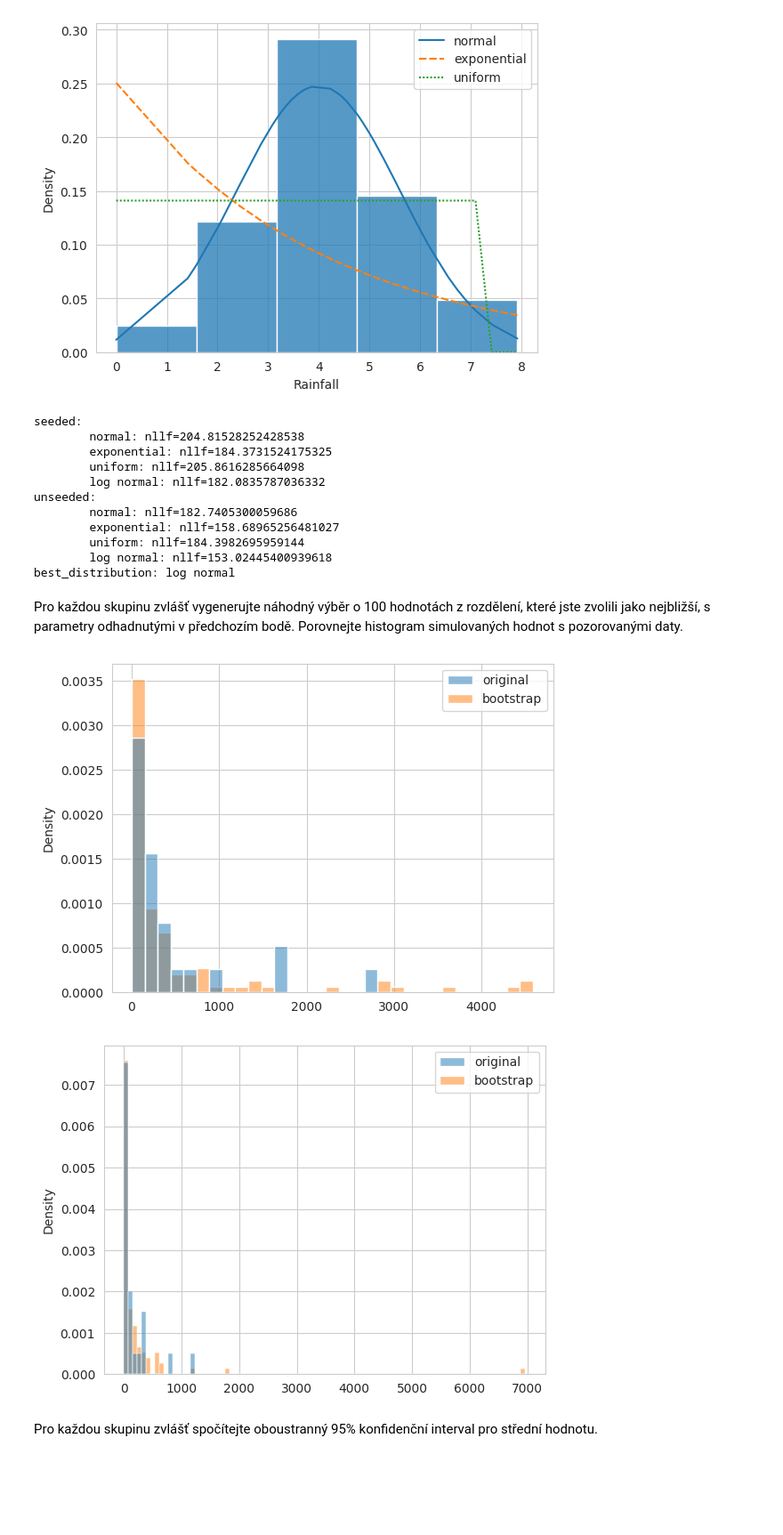
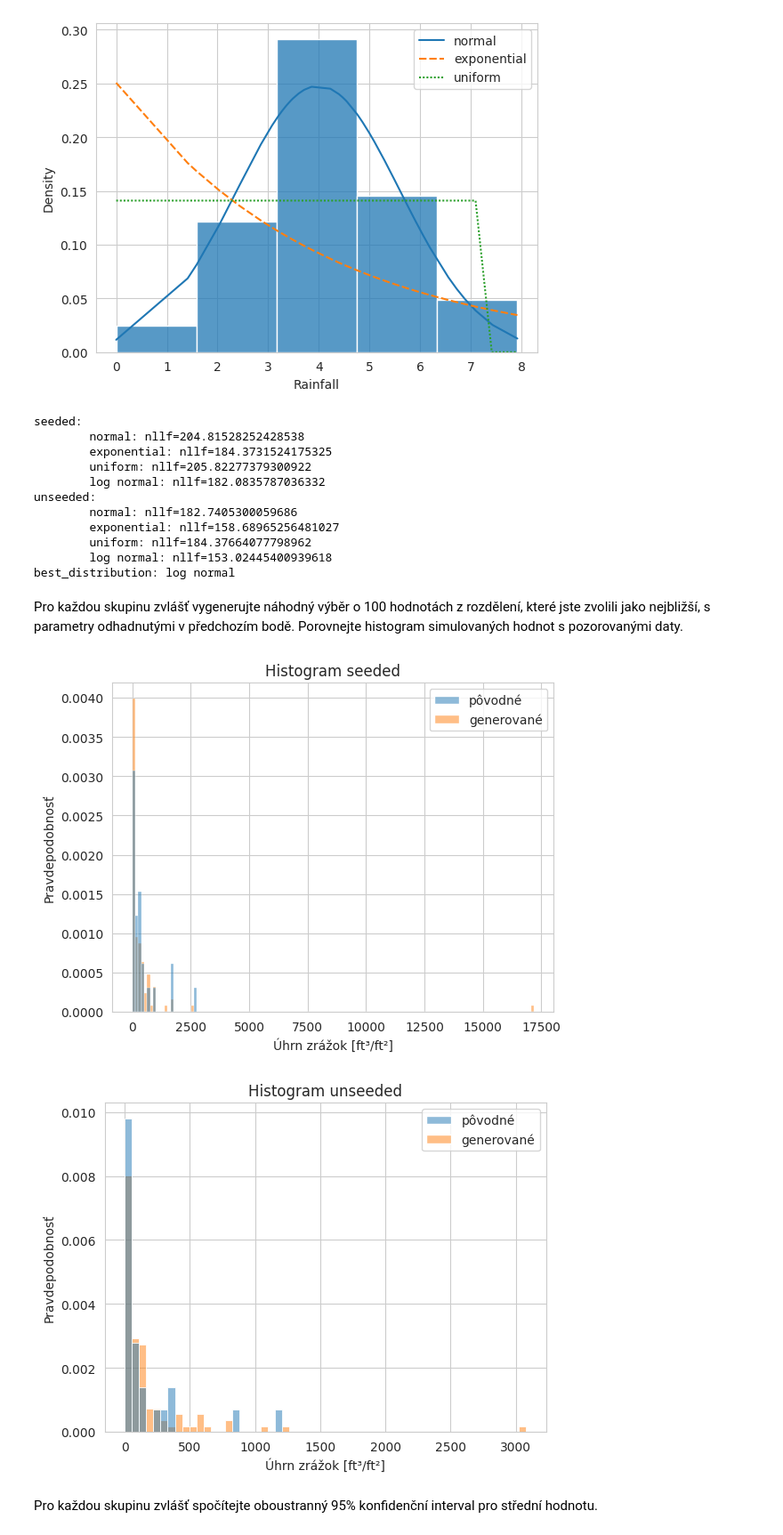
Before and after one commit to Ketchp/PST, a Jupyter notebook: hw.ipynb, the cells around one changed output. Shown: that part at 89% size. Drawn from its saved outputs; the diff is of its cells as text; code cells hidden in the pictures; blank space fills up the shorter version.

```diff
--- a/hw.ipynb
+++ b/hw.ipynb
@@ -92,19 +94,26 @@ Pro každou skupinu zvlášť najděte nejbližší rozdělení:
 distributions = {
     'normal': (norm, {}),
     'exponential': (expon, {'floc': 0}),
-    'uniform': (uniform, {'floc': 0}),
+    'uniform': (uniform, {}),
     'log normal': (lognorm, {'floc': 0}),  # comment out if you don't want to use log-normal
 }
 # %%
 bins = np.histogram_bin_edges(x_all, bins='stone')  # bins computed from all samples
 for category, cat_data in cd.items():
+    print('Category:', category)
     # bins = np.histogram_bin_edges(cat_data, bins='stone')
     fitted = pd.DataFrame(index=x_all)
     for name, (dist, kw) in distributions.items():
         param = dist.fit(cat_data, **kw)
         fitted[name] = dist.pdf(x_all, *param)
+        print(f'\t{name}: {param}')
 
-    sns.histplot(cat_data, stat='density', bins=bins)
+    ax = sns.histplot(cat_data, stat='density', bins=bins)
     sns.lineplot(fitted)
+    ax.set(
+        title=f'MLE odhad distribúcii {category}',
+        ylabel='Pravdepodobnosť',
+        xlabel='Úhrn zrážok [ft³/ft²]'
+    )
     plt.show()
 # %% [output]
@@ -155,12 +174,12 @@ print('best_distribution:', best_distribution_name)
 seeded:
         normal: nllf=204.81528252428538
         exponential: nllf=184.3731524175325
-        uniform: nllf=205.8616285664098
+        uniform: nllf=205.82277379300922
         log normal: nllf=182.0835787036332
 unseeded:
         normal: nllf=182.7405300059686
         exponential: nllf=158.68965256481027
-        uniform: nllf=184.3982695959144
+        uniform: nllf=184.37664077798962
         log normal: nllf=153.02445400939618
 best_distribution: log normal
 # %% [markdown]
@@ -168,30 +187,35 @@ Pro každou skupinu zvlášť vygenerujte náhodný výběr o 100 hodnotách z r
 # %%
 dist_parameters = {
     cat: best_distribution.fit(d, **bkw) for cat, d in cd.items()
 }
 
 N = 100
 bootstrap = {
     cat: best_distribution.rvs(*param, size=N)
             for cat, param in dist_parameters.items()
 }
 
 bins = np.histogram_bin_edges(x_all, bins='stone')
 for cat, original in cd.items():
     sampled = bootstrap[cat]
 
-    sns.histplot(
+    ax = sns.histplot(
         {
-            'original': original,
-            'bootstrap': sampled,
+            'pôvodné': original,
+            'generované': sampled,
         },
         stat='density',
         common_norm=False
     )
+    ax.set(
+        title=f'Histogram {cat}',
+        ylabel='Pravdepodobnosť',
+        xlabel='Úhrn zrážok [ft³/ft²]'
+    )
     plt.show()
 # %% [output]
-[figure, old version]
+[figure, new version]
-[figure, old version]
+[figure, new version]
 # %% [markdown]
 Pro každou skupinu zvlášť spočítejte oboustranný 95% konfidenční interval pro střední hodnotu.
 # %%
```
Also changed, not shown: parts of 5 cells of this notebook, 8 other files.
